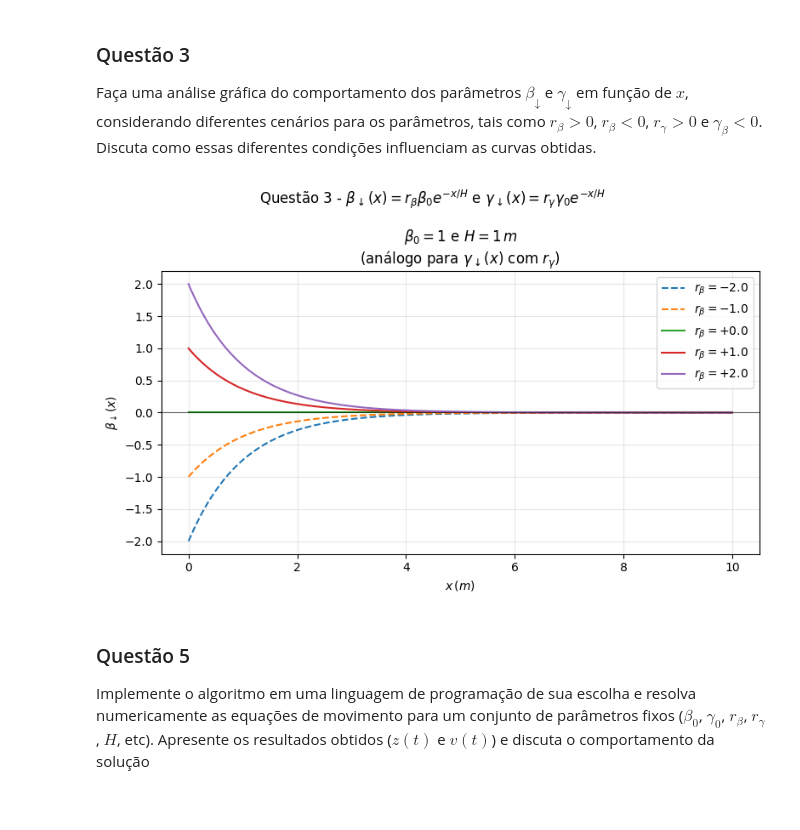
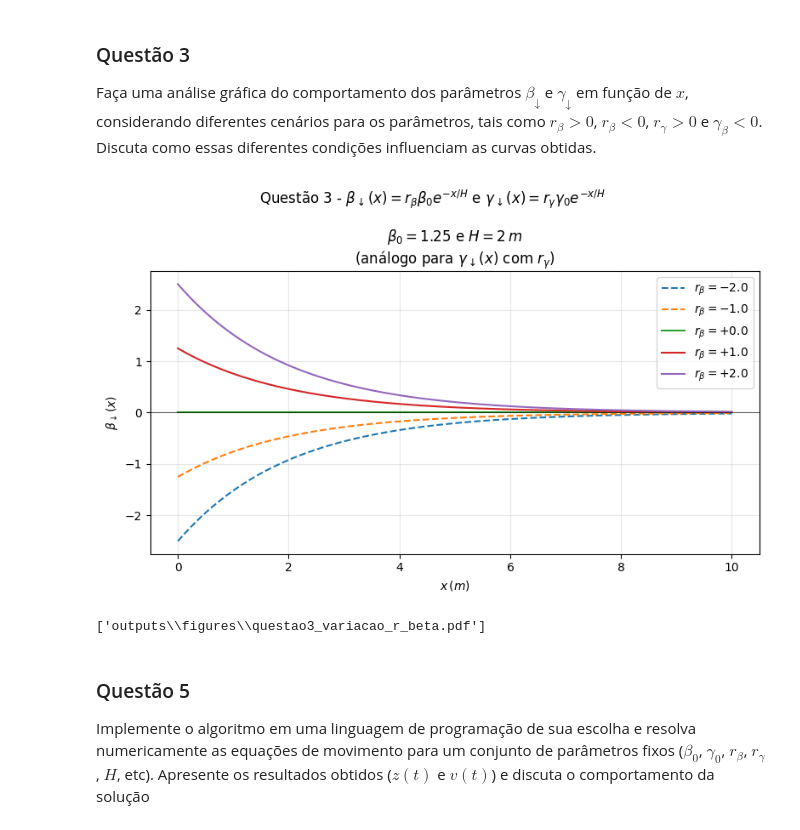
Before and after one commit to Lucas-GBP/mecanica-geral, a Jupyter notebook: src/firstProject.ipynb, the cells around one changed output. Drawn from its saved outputs; the diff is of its cells as text; code cells hidden in the pictures.

```diff
--- a/src/firstProject.ipynb
+++ b/src/firstProject.ipynb
@@ -53,13 +55,19 @@ def gravitational_force(a:float = GRAVITATIONAL_ACCELERATION) -> ForceFunc:
 #### $$\begin{matrix}\beta_\uparrow(z) = \beta_0 e^{-z/ H} && \gamma_\uparrow(z) = \gamma_0 e^{-z/ H}\\\beta_\downarrow(z) = r_\beta\beta_\uparrow(z) && \gamma_\downarrow(z) = r_\gamma\gamma_\uparrow(z)\end{matrix}$$
 #### $$\vec F_d =\begin{cases}- \beta_\uparrow(z)\vec v - \gamma_\uparrow(z)\|\vec v\|\vec v, & v_z > 0 \\- \beta_\downarrow(z)\vec v - \gamma_\downarrow(z)\|\vec v\|\vec v, & v_z < 0\end{cases}$$
 # %%
-BETA_O = 1.0                        # [kg/s] Intensidade de arrasto linear
-GAMMA_O = 1.0                       # [kg/m] Intensidade de arrasto quadrático
-R_BETA = 2.0                        # [adimensional] Fator de assimetria para arrasto linear
-R_GAMMA = 5.0                       # [adimensional] Fator de assimetria para arrasto quadrático
-H = 10**0                           # [m]
+BETA_O = 1.25   # [kg/s] Intensidade de arrasto linear
+GAMMA_O = 0.1   # [kg/m] Intensidade de arrasto quadrático
+R_BETA = 5.0    # [adimensional] Fator de assimetria para arrasto linear
+R_GAMMA = 2.5   # [adimensional] Fator de assimetria para arrasto quadrático
+H = 2.0         # [m]
 
-def drag_force(beta_o: float = BETA_O, gamma_o: float = GAMMA_O, r_beta: float = R_BETA, r_gamma: float = R_GAMMA, h:float = H) -> ForceFunc:
+def drag_force(
+    beta_o: float = BETA_O,
+    gamma_o: float = GAMMA_O,
+    r_beta: float = R_BETA,
+    r_gamma: float = R_GAMMA,
+    h:float = H
+) -> ForceFunc:
     def f(particle: Particle) -> Vec3:
         speed = particle.velocity.length()
         beta_up = beta_o * exp(-particle.position.z / h)
@@ -206,6 +208,24 @@ class SimulationPlot:
     label: str
     result: SimulationResults
     plot_style: dict[str, Any] | None = None
+
+def export_figure(
+    fig: plt.Figure,
+    filename_stem: str,
+    formats: tuple[str, ...] = ('pdf',),
+    output_dir: str = 'outputs/figures',
+) -> list[str]:
+    folder = Path(output_dir)
+    folder.mkdir(parents=True, exist_ok=True)
+
+    exported_paths: list[str] = []
+    for ext in formats:
+        ext_clean = ext.lower().lstrip('.')
+        file_path = folder / f'{filename_stem}.{ext_clean}'
+        fig.savefig(file_path, format=ext_clean, bbox_inches='tight')
+        exported_paths.append(str(file_path))
+
+    return exported_paths
 
 def plot_altitude_per_time(
     simulations: list[SimulationPlot],
@@ -494,36 +516,42 @@ h_base = H
 
 # Cenários pedidos no enunciado: r = -1, 0, +1
 r_beta_values = [-2.0, -1.0, 0.0, 1.0, 2.0]
 
 fig, ax = plt.subplots(figsize=(8, 5))
 
 for r_beta in r_beta_values:
     style = '-' if r_beta >= 0 else '--'
     ax.plot(
         x,
         beta_down(x, beta_0_base, h_base, r_beta),
         linestyle=style,
         label=rf'$r_\beta={r_beta:+.1f}$'
     )
 
 ax.axhline(0.0, color='black', linewidth=0.8, alpha=0.6)
 ax.set_title(
     rf'$\beta_0={beta_0_base:.3g}$ e $H={h_base:.3g}\,m$'
     + '\n'
     + r'(análogo para $\gamma_\downarrow(x)$ com $r_\gamma$)'
     )
 ax.set_xlabel(r'$x\,(m)$')
 ax.set_ylabel(r'$\beta_\downarrow(x)$')
 ax.grid(True, alpha=0.3)
 ax.legend()
 
-plt.suptitle(
+fig.suptitle(
     r'Questão 3 - $\beta_\downarrow(x)=r_\beta\beta_0e^{-x/H}$ e $\gamma_\downarrow(x)=r_\gamma\gamma_0e^{-x/H}$'
     )
-plt.tight_layout()
+fig.tight_layout()
 plt.show()
+
+export_figure(
+    fig,
+    filename_stem='questao3_variacao_r_beta'
+)
 # %% [output]
-[figure, old version]
+[figure, new version]
+['outputs\\figures\\questao3_variacao_r_beta.pdf']
 # %% [markdown]
 ### Questão 5
 Implemente o algoritmo em uma linguagem de programação de sua escolha e resolva numericamente as equações de movimento para um conjunto de parâmetros fixos ($\beta_0$, $\gamma_0$, $r_\beta$, $r_\gamma$, $H$, etc). Apresente os resultados obtidos ($z(t)$ e $v(t)$) e discuta o comportamento da solução
```
Also changed, not shown: parts of 14 cells of this notebook, 15 other files.
